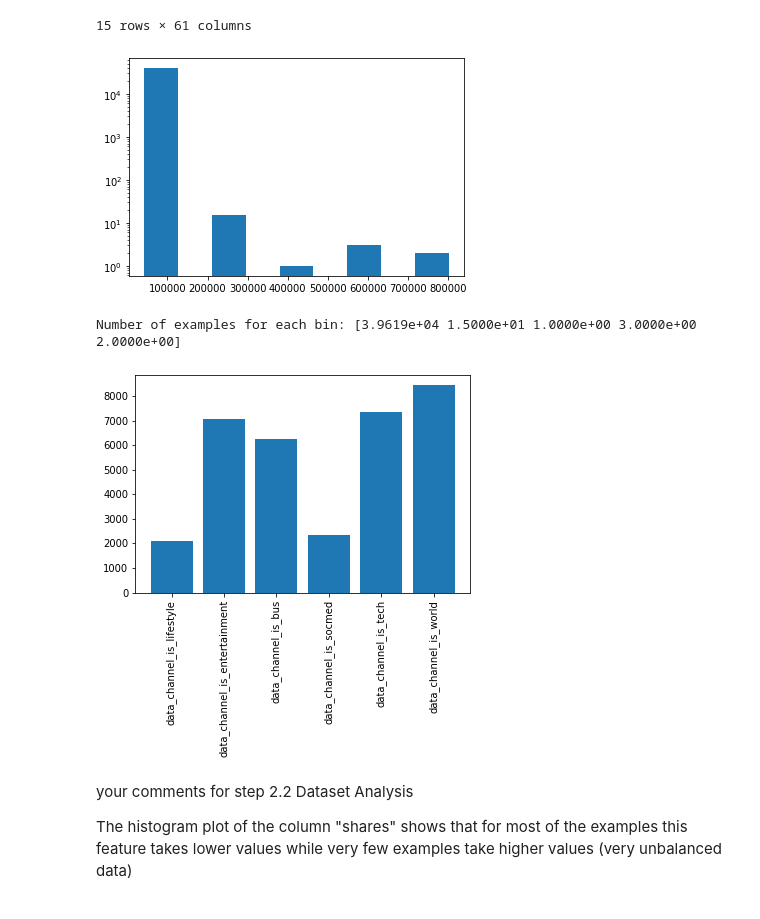
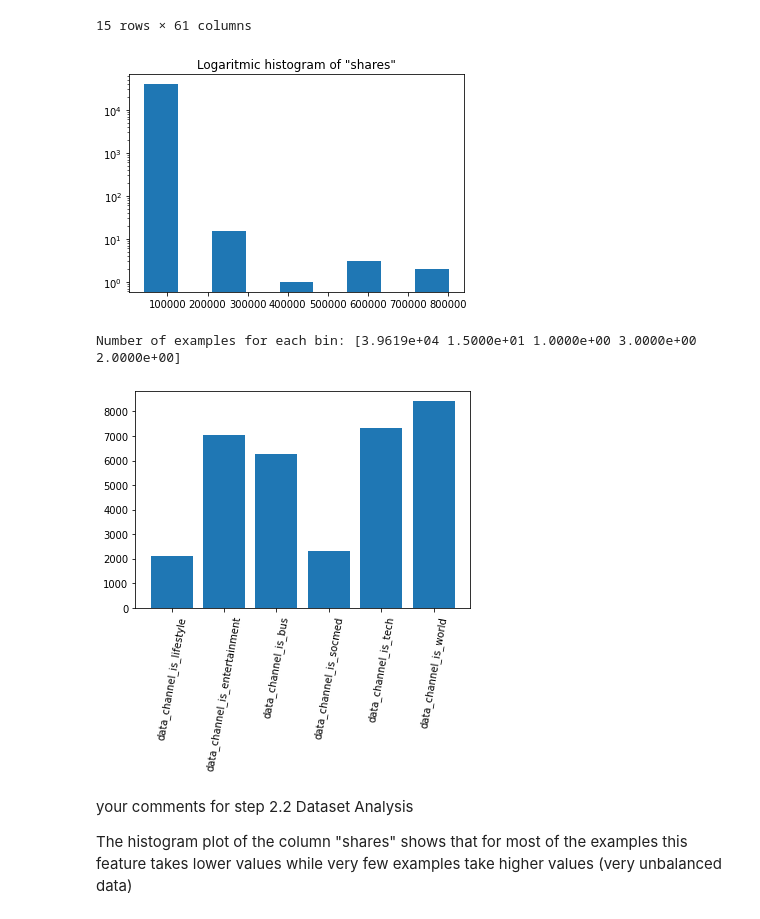
Before and after one commit to SofiaTorchia/ML-challenge, a Jupyter notebook: ML_Challenge_21-22.ipynb, the cells around one changed output. Cells and saved outputs as stored; diff of their text form; code cells hidden in the pictures.

```diff
--- a/ML_Challenge_21-22.ipynb
+++ b/ML_Challenge_21-22.ipynb
@@ -310,14 +311,15 @@ data.head(15)
 # %%
 #3) Plot the histogram distribution of "shares"
 from matplotlib import pyplot as plt
 
 n,b,p = plt.hist(list(data.shares),bins=5,log=True,rwidth=0.5)
+plt.title('Logaritmic histogram of "shares"')
 plt.show()
 print(f'Number of examples for each bin: {n}')
 
 # The histogram vertical axis is set to a logaritmic scale so that it's easier to visualize the bars.
 # %% [output]
-[figure, old version]
+[figure, new version]
 Number of examples for each bin: [3.9619e+04 1.5000e+01 1.0000e+00 3.0000e+00 2.0000e+00]
 # %%
 #4) A bar chart counting the attributes: data_channel_is_lifestyle, data_channel_is_entertainment,
@@ -329,10 +331,10 @@ columns = ['data_channel_is_lifestyle','data_channel_is_entertainment',
 
 x = [data[col].value_counts()[1.0] for col in columns]
 plt.bar(columns,x)
-plt.xticks(rotation = 90)
+plt.xticks(rotation = 80)
 plt.show()
 # %% [output]
-[figure, old version]
+[figure, new version]
 # %% [markdown]
 your comments for step 2.2 Dataset Analysis
 
```
Also changed, not shown: parts of 16 cells of this notebook.
